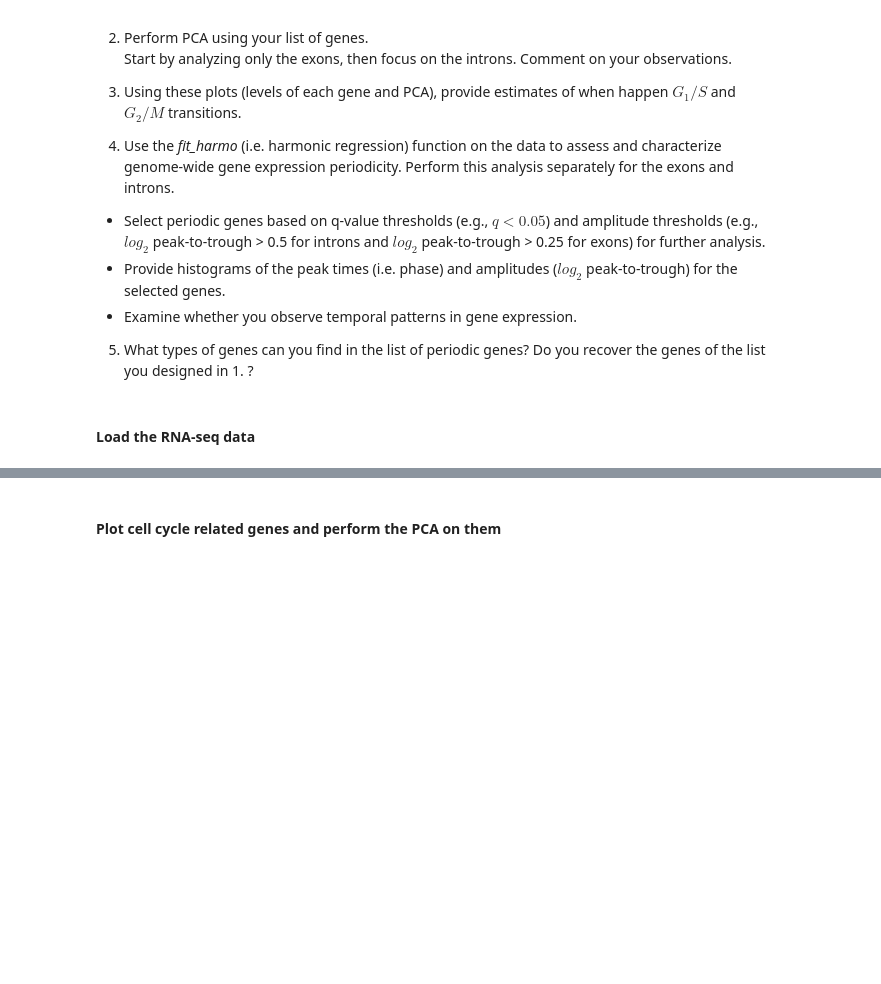
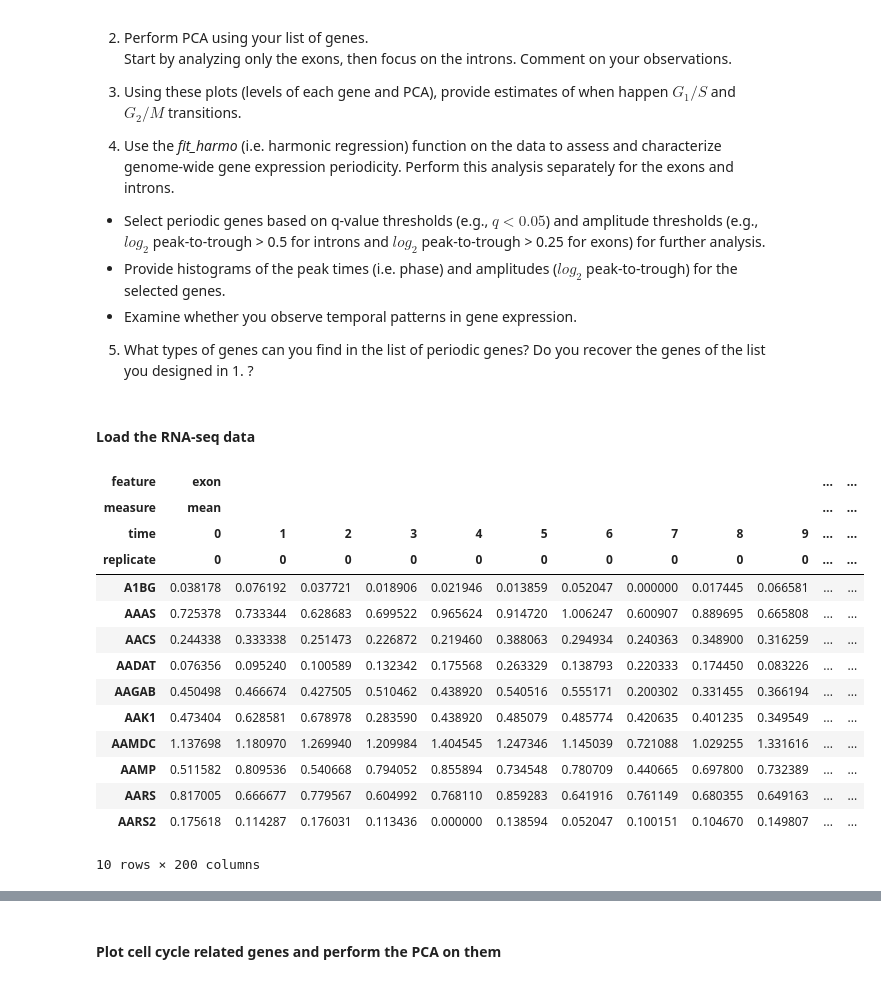
Before and after one commit to NicolasDugave/G2F-ex3, a Jupyter notebook: Exercise_Week10_11_B_Exercises.ipynb, the cells around one changed output, grey strips where cells are left out. Cells and saved outputs as stored; diff of their text form; code cells hidden in the pictures; blank space fills up the shorter version.

```diff
--- a/Exercise_Week10_11_B_Exercises.ipynb
+++ b/Exercise_Week10_11_B_Exercises.ipynb
@@ -338,11 +338,27 @@ Comment on your observations.
 # %% [markdown]
 #### Load the RNA-seq data
 # %%
-dat = pd.read_csv('./pseudobulk.txt', sep='\t', index_col=0)
+dat = pd.read_csv('D:\EPFL\Genome\G2F-ex3\pseudobulk.txt', sep='\t', index_col=0)
 dat.columns = dat.columns.str.split('_', expand = True) # split columns by '_'
 dat.columns.names = ['feature','measure','time','replicate'] # name the columns, multi-index
 dat=dat.iloc[:, (dat.columns.get_level_values('measure') == "mean")]
 dat.head(10)
+# %% [output]
+| feature | exon |  |  |  |  |  |  |  |  |  | ... | ... |
+| measure | mean |  |  |  |  |  |  |  |  |  | ... | ... |
+| time | 0 | 1 | 2 | 3 | 4 | 5 | 6 | 7 | 8 | 9 | ... | ... |
+| replicate | 0 | 0 | 0 | 0 | 0 | 0 | 0 | 0 | 0 | 0 | ... | ... |
+| A1BG | 0.038178 | 0.076192 | 0.037721 | 0.018906 | 0.021946 | 0.013859 | 0.052047 | 0.000000 | 0.017445 | 0.066581 | ... | ... |
+| AAAS | 0.725378 | 0.733344 | 0.628683 | 0.699522 | 0.965624 | 0.914720 | 1.006247 | 0.600907 | 0.889695 | 0.665808 | ... | ... |
+| AACS | 0.244338 | 0.333338 | 0.251473 | 0.226872 | 0.219460 | 0.388063 | 0.294934 | 0.240363 | 0.348900 | 0.316259 | ... | ... |
+| AADAT | 0.076356 | 0.095240 | 0.100589 | 0.132342 | 0.175568 | 0.263329 | 0.138793 | 0.220333 | 0.174450 | 0.083226 | ... | ... |
+| AAGAB | 0.450498 | 0.466674 | 0.427505 | 0.510462 | 0.438920 | 0.540516 | 0.555171 | 0.200302 | 0.331455 | 0.366194 | ... | ... |
+| AAK1 | 0.473404 | 0.628581 | 0.678978 | 0.283590 | 0.438920 | 0.485079 | 0.485774 | 0.420635 | 0.401235 | 0.349549 | ... | ... |
+| AAMDC | 1.137698 | 1.180970 | 1.269940 | 1.209984 | 1.404545 | 1.247346 | 1.145039 | 0.721088 | 1.029255 | 1.331616 | ... | ... |
+| AAMP | 0.511582 | 0.809536 | 0.540668 | 0.794052 | 0.855894 | 0.734548 | 0.780709 | 0.440665 | 0.697800 | 0.732389 | ... | ... |
+| AARS | 0.817005 | 0.666677 | 0.779567 | 0.604992 | 0.768110 | 0.859283 | 0.641916 | 0.761149 | 0.680355 | 0.649163 | ... | ... |
+| AARS2 | 0.175618 | 0.114287 | 0.176031 | 0.113436 | 0.000000 | 0.138594 | 0.052047 | 0.100151 | 0.104670 | 0.149807 | ... | ... |
+10 rows × 200 columns
 # %%
 #melting the data for plotting later
 dat_melted = dat.stack(level=[0, 1, 2, 3], future_stack=True).reset_index()
```
Also changed, not shown: parts of 6 cells of this notebook.
